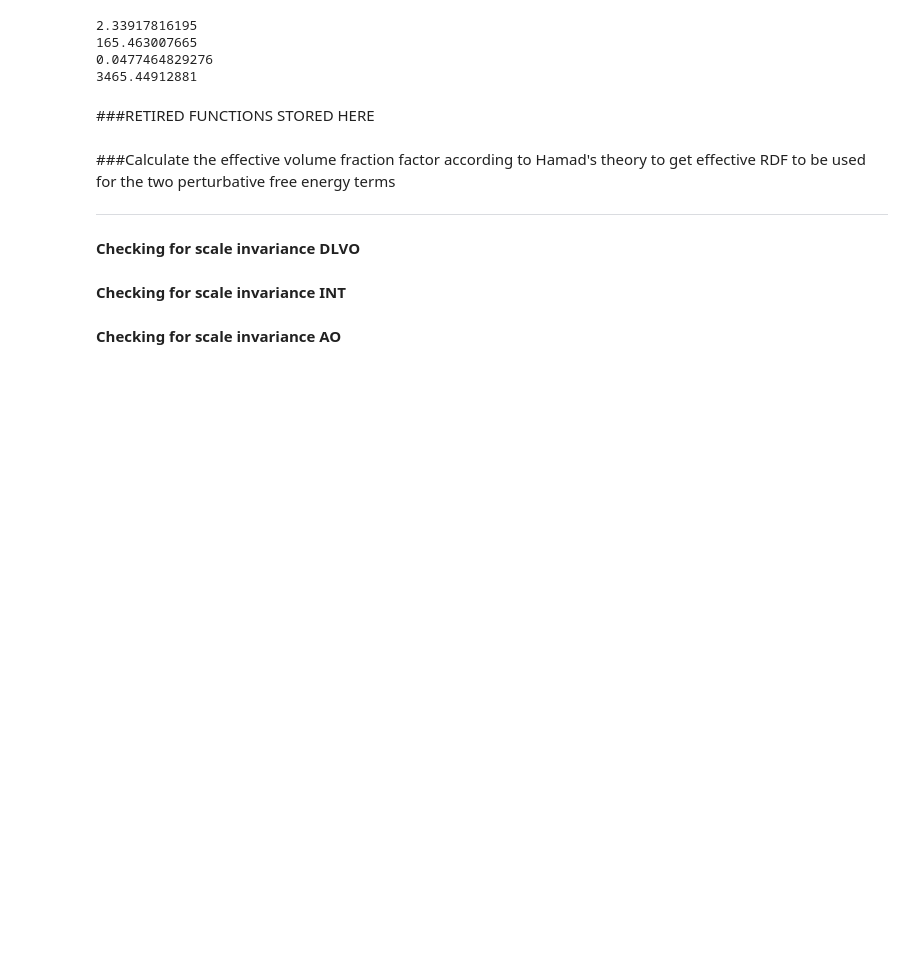
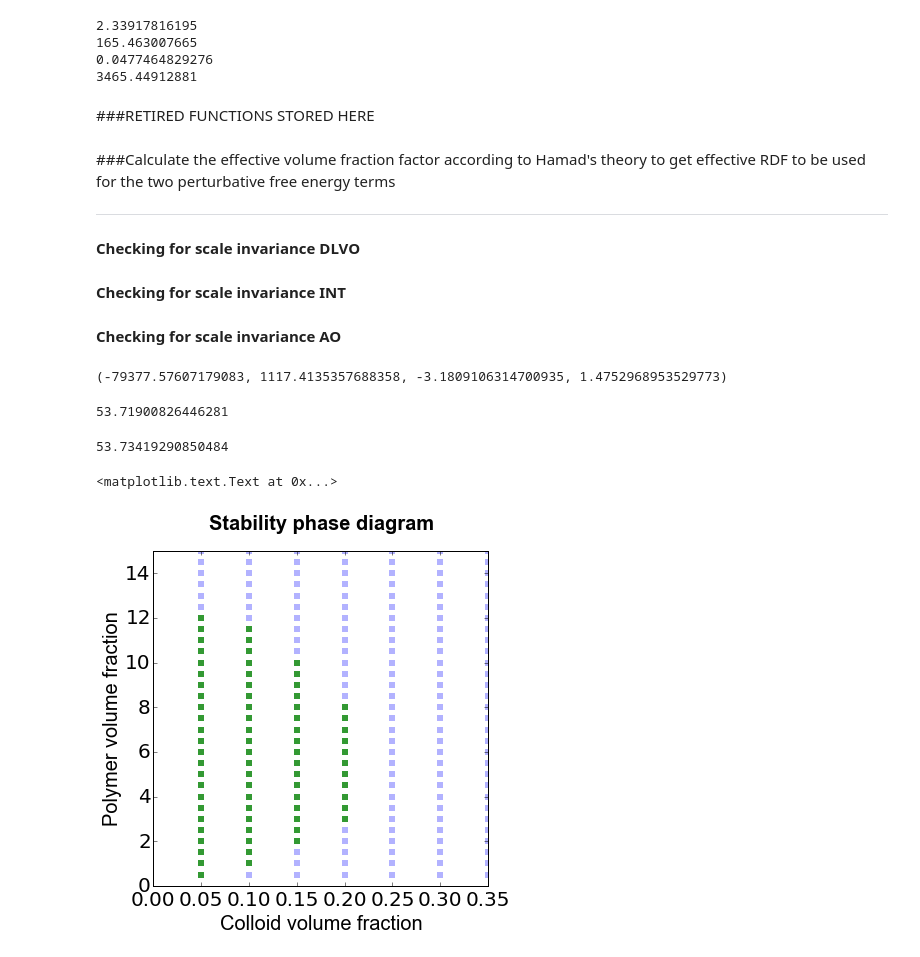
Before and after one commit to rjadrich/depletion_gel_model, a Jupyter notebook: depletion_gel_theory.ipynb, the cells around one changed output. Saved outputs shown, nothing was run; the diff lists cells and outputs as text; code cells hidden in the pictures; blank space fills up the shorter version.

```diff
--- a/depletion_gel_theory.ipynb
+++ b/depletion_gel_theory.ipynb
@@ -728,6 +726,0 @@ plt.title("Stability phase diagram", y=1.05, fontdict = title_font)
-# %%
-boundary[0].append(p_c_spinodal)
-                boundary[1].append(p_p)
-                boundary[2].append(p_p/p_c_spinodal)
-                boundary[3].append(((pi/6.0)*d_c*d_c*d_c)*p_c_spinodal)
-                boundary[4].append(((pi/6.0)*d_p*d_p*d_p)*p_p)
@@ -1316,0 +1438,31 @@ def calculate_spinodal_boundary(p_c_low, p_c_hi, p_c_inc, p_p_low, p_p_hi, p_p_i
+# %%
+d_c = 1.0
+l = 0.2364
+Z_c = 600.0
+
+n_c = 0.5
+
+p_c = 6.0*n_c/(pi*d_c*d_c*d_c)
+p_s = 900.1
+p_pos = p_s
+p_neg = p_pos + Z_c*p_c #charge neutrality condition
+
+print calculate_f_ex_dlvo(p_c, p_pos, p_neg, #state variables
+                        l, Z_c, d_c, d_p #system parameters
+                        )
+# %% [output]
+(-79377.57607179083, 1117.4135357688358, -3.1809106314700935, 1.4752968953529773)
+# %%
+(-150.52516851565588, -0.31049082135677597, 0.026188181729252667)
+(-123.48041990457435, -4.878175679480389, 0.29439203577686368)
+
+(-381.96186368234146, 38.880943881134534)
+(-3.8197185342054905, 1.9281036764427644)
+(-1.9249317803156538, 1.9281036764427644)
+# %% [output]
+53.71900826446281
+# %%
+
+(-1.5486877516377005e-07, 1.55389277938373e-07)
+# %% [output]
+53.73419290850484
@@ -1316,0 +1533,26 @@ def calculate_spinodal_boundary(p_c_low, p_c_hi, p_c_inc, p_p_low, p_p_hi, p_p_i
+# %%
+#font scpecifications
+title_font = {'family' : 'arial', 'color'  : 'black', 'weight' : 'heavy','size': 20}
+axis_label_font = {'family' : 'arial', 'color'  : 'black', 'weight' : 'normal','size': 20}
+
+#figure size and tick style
+plt.rcParams["figure.figsize"] = [6,6]
+plt.rc('axes',edgecolor='black',linewidth=1)
+plt.tick_params(which='both', axis='both', color='black', length=4, width=0.5)
+plt.rcParams['xtick.direction'] = 'in'
+plt.rcParams['ytick.direction'] = 'in'
+
+
+plt.xlabel('Colloid volume fraction', fontsize=20, fontdict = axis_label_font)
+plt.ylabel('Polymer volume fraction', fontsize=20, fontdict = axis_label_font)
+plt.scatter(stable[3], stable[1], c="b", marker="s", s=40, alpha=0.3, linewidths=0.0)
+plt.scatter(unstable[3],unstable[1], c="g", marker="s", s=40, alpha=0.8, linewidths=0.0)
+plt.ylim((0,15))
+plt.xlim((0,0.35))
+
+#title and axis labels
+plt.tick_params(axis='both', labelsize=20)
+plt.title("Stability phase diagram", y=1.05, fontdict = title_font)
+# %% [output]
+<matplotlib.text.Text at 0x...>
+[figure, added]
```
Also changed, not shown: parts of 21 cells of this notebook, 8 other files.
